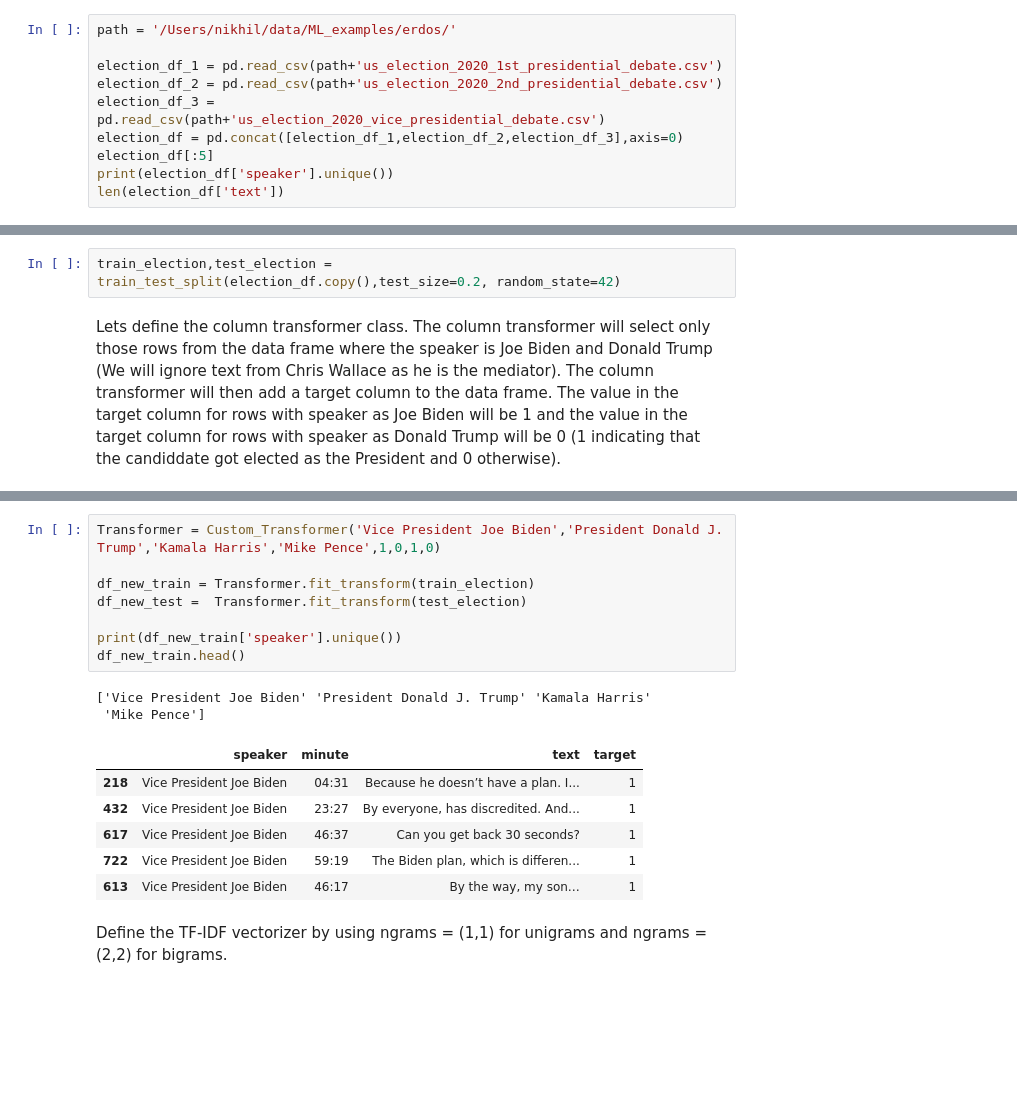
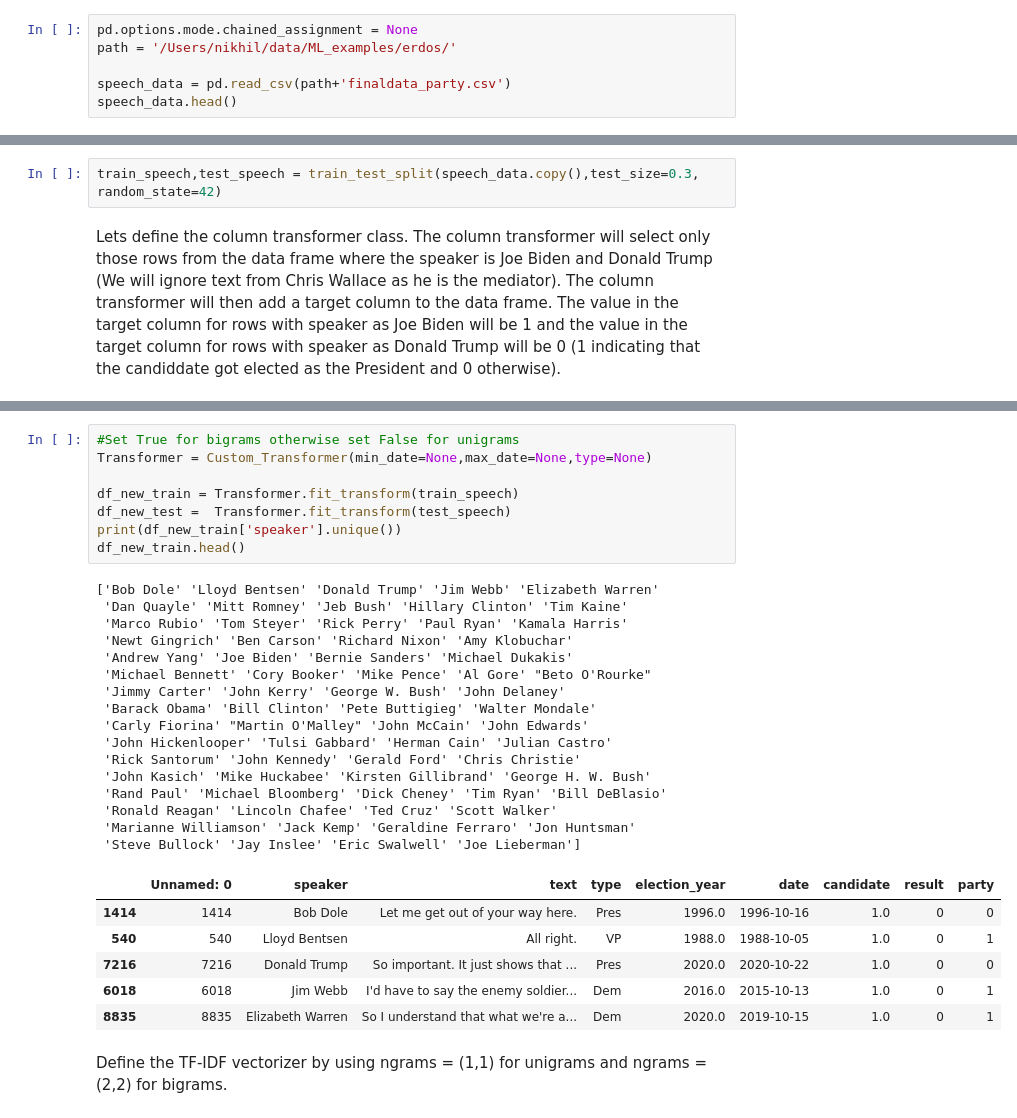
Before and after one commit to MAdnanM94/LARAN, a Jupyter notebook: Project.ipynb, the cells around one changed output, grey strips where cells are left out. Cells and saved outputs as stored; diff of their text form; blank space fills up the shorter version.

```diff
--- a/Project.ipynb
+++ b/Project.ipynb
@@ -19,13 +19,9 @@ from sklearn.metrics import classification_report
 # %% [markdown]
 We will first read the .csv files for the first and the second Presidential debate of 2020. Then we will combine these files by merging them.
 # %%
+pd.options.mode.chained_assignment = None
 path = '/Users/nikhil/data/ML_examples/erdos/'
 
-election_df_1 = pd.read_csv(path+'us_election_2020_1st_presidential_debate.csv')
-election_df_2 = pd.read_csv(path+'us_election_2020_2nd_presidential_debate.csv')
-election_df_3 = pd.read_csv(path+'us_election_2020_vice_presidential_debate.csv')
-election_df = pd.concat([election_df_1,election_df_2,election_df_3],axis=0)
-election_df[:5]
-print(election_df['speaker'].unique())
-len(election_df['text'])
+speech_data = pd.read_csv(path+'finaldata_party.csv')
+speech_data.head()
 # %% [output]
@@ -36,7 +34,7 @@ len(election_df['text'])
 # %% [markdown]
 Perform a train test split
 # %%
-train_election,test_election = train_test_split(election_df.copy(),test_size=0.2, random_state=42)
+train_speech,test_speech = train_test_split(speech_data.copy(),test_size=0.3, random_state=42)
 # %% [markdown]
 Lets define the column transformer class. The column transformer will select only those rows from the data frame where the speaker is Joe Biden and Donald Trump (We will ignore text from Chris Wallace as he is the mediator). The column transformer will then add a target column to the data frame. The value in the target column for rows with speaker as Joe Biden  will be 1 and the value in the target column for rows with speaker as Donald Trump will be 0 (1 indicating that the candiddate got elected as the President and 0 otherwise).
 # %%
@@ -78,20 +76,34 @@ class Custom_Transformer(BaseEstimator, TransformerMixin):
 # %%
-Transformer = Custom_Transformer('Vice President Joe Biden','President Donald J. Trump','Kamala Harris','Mike Pence',1,0,1,0)
+#Set True for bigrams otherwise set False for unigrams
+Transformer = Custom_Transformer(min_date=None,max_date=None,type=None)
 
-df_new_train = Transformer.fit_transform(train_election)
-df_new_test =  Transformer.fit_transform(test_election)
-
+df_new_train = Transformer.fit_transform(train_speech)
+df_new_test =  Transformer.fit_transform(test_speech)
 print(df_new_train['speaker'].unique())
 df_new_train.head()
 # %% [output]
-['Vice President Joe Biden' 'President Donald J. Trump' 'Kamala Harris'
- 'Mike Pence']
+['Bob Dole' 'Lloyd Bentsen' 'Donald Trump' 'Jim Webb' 'Elizabeth Warren'
+ 'Dan Quayle' 'Mitt Romney' 'Jeb Bush' 'Hillary Clinton' 'Tim Kaine'
+ 'Marco Rubio' 'Tom Steyer' 'Rick Perry' 'Paul Ryan' 'Kamala Harris'
+ 'Newt Gingrich' 'Ben Carson' 'Richard Nixon' 'Amy Klobuchar'
+ 'Andrew Yang' 'Joe Biden' 'Bernie Sanders' 'Michael Dukakis'
+ 'Michael Bennett' 'Cory Booker' 'Mike Pence' 'Al Gore' "Beto O'Rourke"
+ 'Jimmy Carter' 'John Kerry' 'George W. Bush' 'John Delaney'
+ 'Barack Obama' 'Bill Clinton' 'Pete Buttigieg' 'Walter Mondale'
+ 'Carly Fiorina' "Martin O'Malley" 'John McCain' 'John Edwards'
+ 'John Hickenlooper' 'Tulsi Gabbard' 'Herman Cain' 'Julian Castro'
+ 'Rick Santorum' 'John Kennedy' 'Gerald Ford' 'Chris Christie'
+ 'John Kasich' 'Mike Huckabee' 'Kirsten Gillibrand' 'George H. W. Bush'
+ 'Rand Paul' 'Michael Bloomberg' 'Dick Cheney' 'Tim Ryan' 'Bill DeBlasio'
+ 'Ronald Reagan' 'Lincoln Chafee' 'Ted Cruz' 'Scott Walker'
+ 'Marianne Williamson' 'Jack Kemp' 'Geraldine Ferraro' 'Jon Huntsman'
+ 'Steve Bullock' 'Jay Inslee' 'Eric Swalwell' 'Joe Lieberman']
-|  | speaker | minute | text | target |
-| 218 | Vice President Joe Biden | 04:31 | Because he doesn’t have a plan. I... | 1 |
-| 432 | Vice President Joe Biden | 23:27 | By everyone, has discredited. And... | 1 |
-| 617 | Vice President Joe Biden | 46:37 | Can you get back 30 seconds? | 1 |
-| 722 | Vice President Joe Biden | 59:19 | The Biden plan, which is differen... | 1 |
-| 613 | Vice President Joe Biden | 46:17 | By the way, my son… | 1 |
+|  | Unnamed: 0 | speaker | text | type | election_year | date | candidate | result | party |
+| 1414 | 1414 | Bob Dole | Let me get out of your way here. | Pres | 1996.0 | 1996-10-16 | 1.0 | 0 | 0 |
+| 540 | 540 | Lloyd Bentsen | All right. | VP | 1988.0 | 1988-10-05 | 1.0 | 0 | 1 |
+| 7216 | 7216 | Donald Trump | So important. It just shows that ... | Pres | 2020.0 | 2020-10-22 | 1.0 | 0 | 0 |
+| 6018 | 6018 | Jim Webb | I'd have to say the enemy soldier... | Dem | 2016.0 | 2015-10-13 | 1.0 | 0 | 1 |
+| 8835 | 8835 | Elizabeth Warren | So I understand that what we're a... | Dem | 2020.0 | 2019-10-15 | 1.0 | 0 | 1 |
 # %% [markdown]
 Define the TF-IDF vectorizer by using ngrams = (1,1) for unigrams and ngrams = (2,2) for bigrams.
 # %%
```
Also changed, not shown: parts of 8 cells of this notebook.
